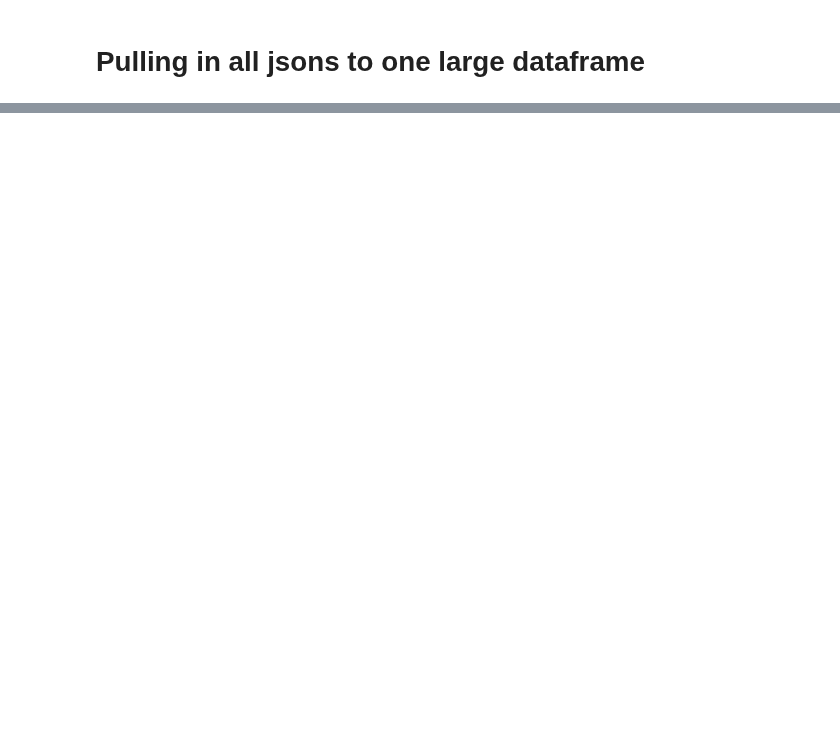
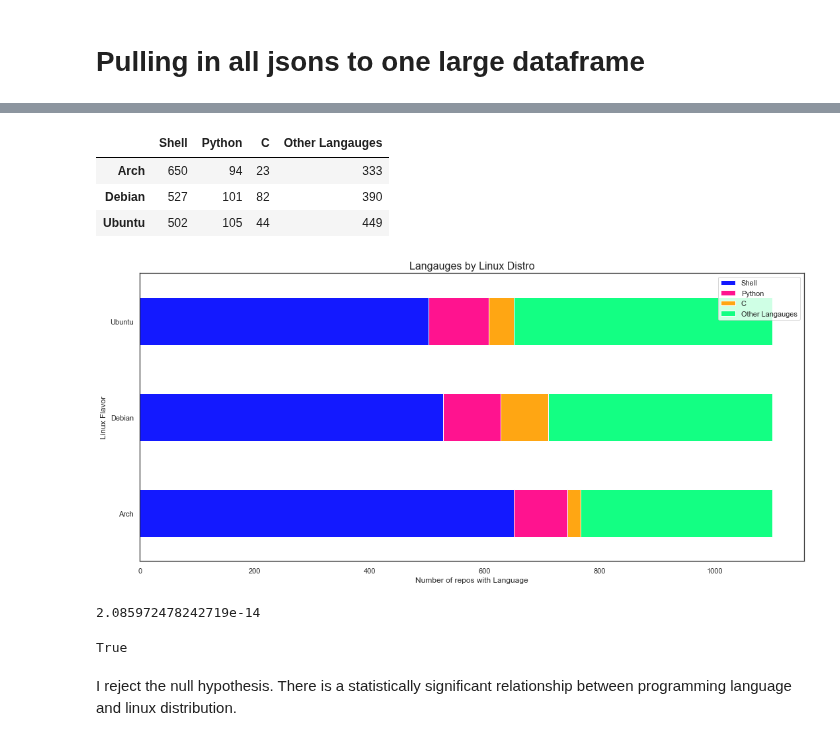
Before and after one commit to jemison-nlp-AnJeSt/github-NLP-project, a Jupyter notebook: andrew_working_file.ipynb, the cells around one changed output, grey strips where cells are left out. Saved outputs shown, nothing was run; the diff lists cells and outputs as text; code cells hidden in the pictures; blank space fills up the shorter version.

```diff
--- a/andrew_working_file.ipynb
+++ b/andrew_working_file.ipynb
@@ -584,0 +673,9 @@ master_list.to_csv('master_list.csv', index=False)
+# %%
+# Setting alpha
+alpha = .05
+
+# Setting variables
+ubuntu = master_list[master_list.distro == 'ubuntu']
+debian = master_list[master_list.distro == 'debian']
+arch = master_list[master_list.distro == 'arch']
+non_ubuntu = master_list[master_list.distro != 'ubuntu']
@@ -584,0 +703,47 @@ master_list.to_csv('master_list.csv', index=False)
+# %%
+# Setting corpus variables
+arch_language_nums = [len(arch.query("language == 'Shell'")),
+                      len(arch.query("language == 'Python'")),
+                      len(arch.query("language == 'C'")),
+                      len(arch.query("language !='Shell' & language != 'Python' & language != 'C'"))]
+
+debian_language_nums = [len(debian.query("language == 'Shell'")),
+                      len(debian.query("language == 'Python'")),
+                      len(debian.query("language == 'C'")),
+                      len(debian.query("language !='Shell' & language != 'Python' & language != 'C'"))]
+
+ubuntu_language_nums = [len(ubuntu.query("language == 'Shell'")),
+                      len(ubuntu.query("language == 'Python'")),
+                      len(ubuntu.query("language == 'C'")),
+                      len(ubuntu.query("language !='Shell' & language != 'Python' & language != 'C'"))]
+observed = pd.DataFrame([arch_language_nums, debian_language_nums, ubuntu_language_nums],
+                        columns = ['Shell', 'Python', "C", "Other Langauges"],
+                        index = ['Arch', 'Debian', 'Ubuntu'])
+observed
+# %% [output]
+|  | Shell | Python | C | Other Langauges |
+| Arch | 650 | 94 | 23 | 333 |
+| Debian | 527 | 101 | 82 | 390 |
+| Ubuntu | 502 | 105 | 44 | 449 |
+# %%
+sns.set(style='white')
+observed.plot(kind= 'barh', stacked=True, color=['#1319FF', '#FF138F', '#FFA613', '#13FF83'], figsize = (18,8))
+plt.legend()
+plt.title('Langauges by Linux Distro', fontsize=16)
+plt.xlabel('Number of repos with Language')
+plt.ylabel('Linux Flavor')
+plt.show()
+# %% [output]
+[figure, added]
+# %%
+chi2, p, degf, expected = stats.chi2_contingency(observed)
+
+p
+# %% [output]
+2.085972478242719e-14
+# %%
+p < alpha
+# %% [output]
+True
+# %% [markdown]
+I reject the null hypothesis. There is a statistically significant relationship between programming language and linux distribution.
```
Also changed, not shown: parts of 30 cells of this notebook, 1 other file.
